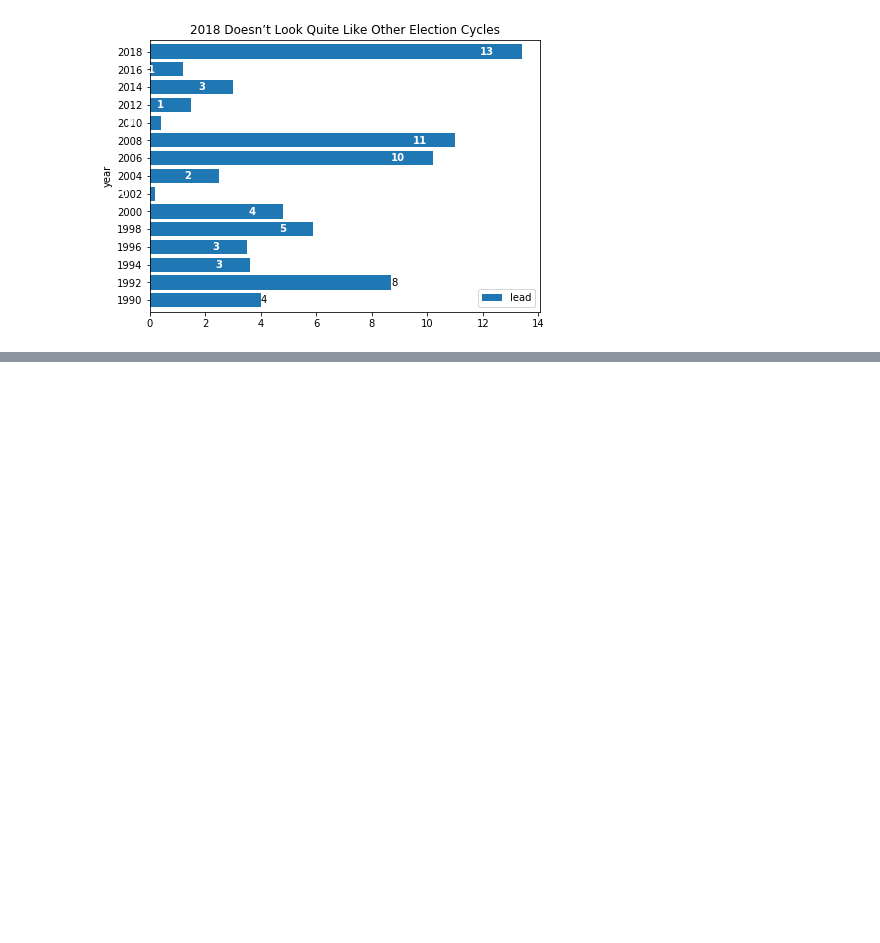
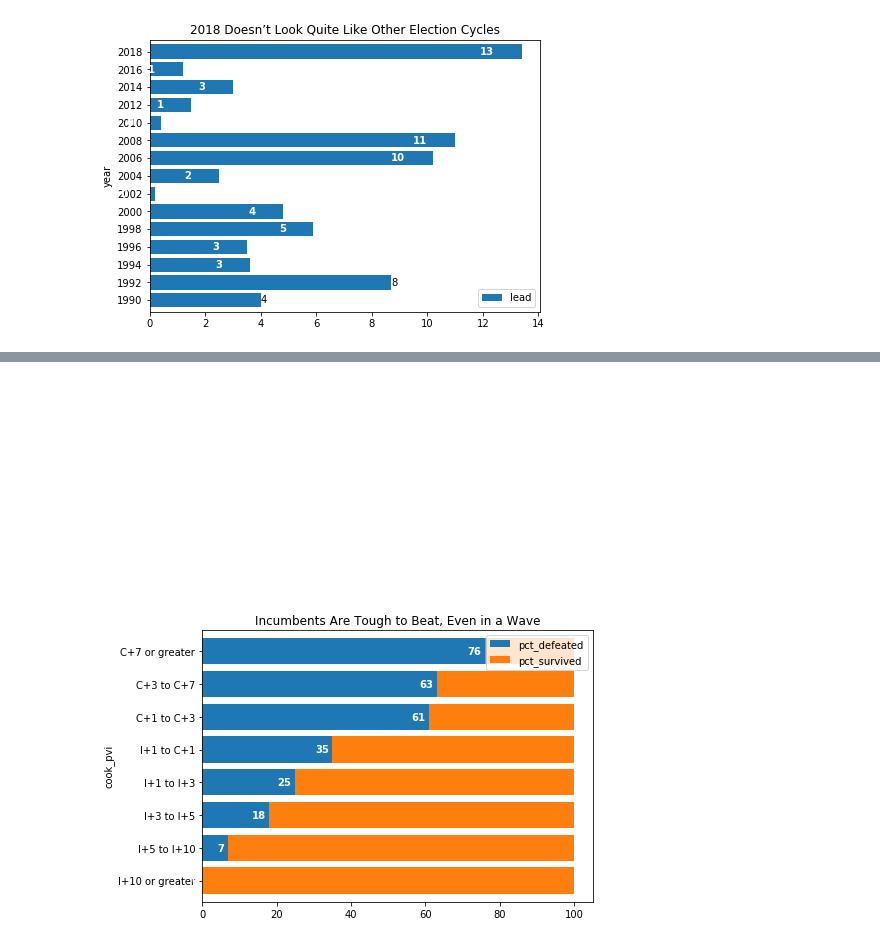
Before and after one commit to elenamlutz/foundations_homework, a Jupyter notebook: 14-homework/New York Times Bar Graphs.ipynb, the cells around one changed output, grey strips where cells are left out. Cells and saved outputs as stored; diff of their text form; code cells hidden in the pictures; blank space fills up the shorter version.

```diff
--- a/14-homework/New York Times Bar Graphs.ipynb
+++ b/14-homework/New York Times Bar Graphs.ipynb
@@ -96,0 +106,2 @@ plt.savefig('nytbar2.pdf')
+# %%
+df2['pct_survived'] = 100 - df2['pct_defeated']
@@ -96,0 +117,18 @@ plt.savefig('nytbar2.pdf')
+# %%
+ax = df2.sort_values(by='pct_defeated', ascending=True).plot(x='cook_pvi',
+                                                             y=['pct_defeated', 'pct_survived'],
+                                                             kind='barh',
+                                                             stacked=True,
+                                                             width=0.8,
+                                                             figsize=(7,5),
+                                                             title="Incumbents Are Tough to Beat, Even in a Wave")
+for i, bar in enumerate(ax.patches):
+    # print(i)
+    value = int(bar.get_width())
+    x_pos = bar.get_width() - 1
+    y_pos = i
+    ax.text(x_pos, y_pos, value, va='center', ha='right', color='white', fontweight='bold')
+
+plt.savefig('nytbar3.pdf')
+# %% [output]
+[figure, added]
```
Also changed, not shown: parts of 2 cells of this notebook.
